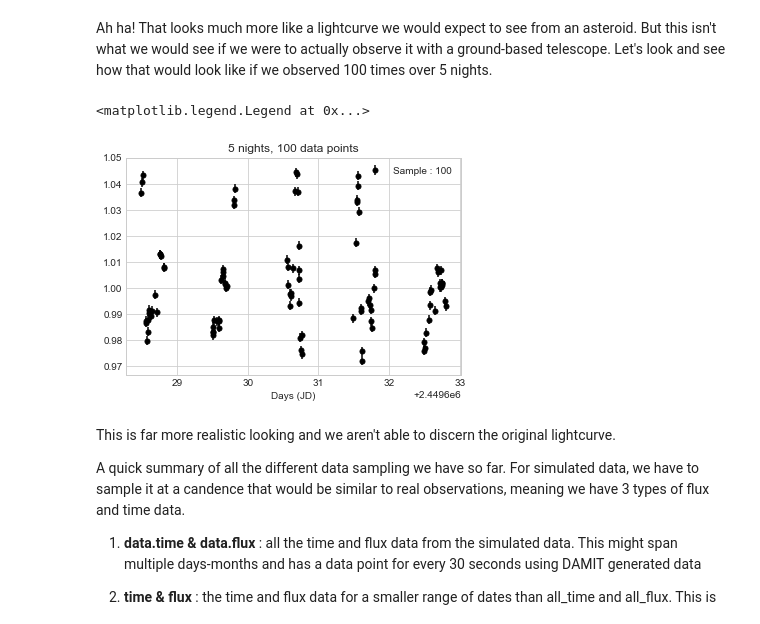
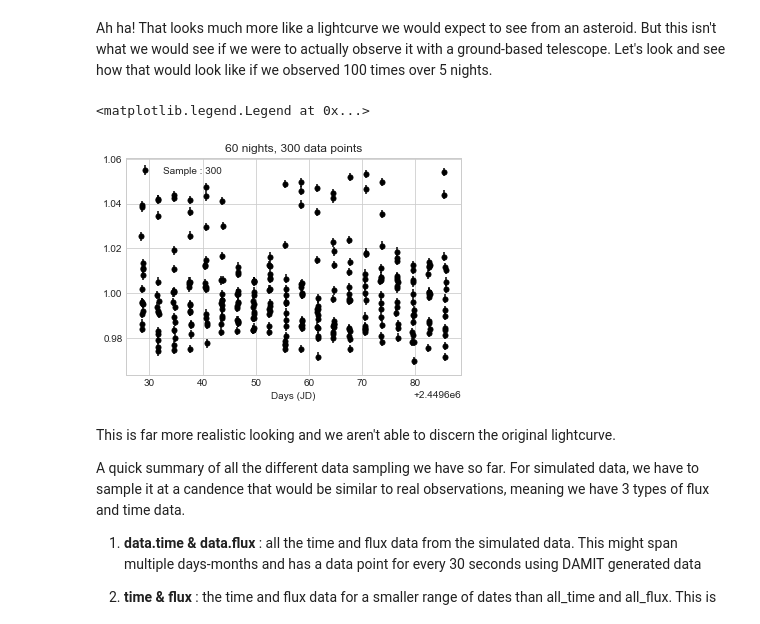
Before and after one commit to dirac-institute/CometGPs, a Jupyter notebook: cwl_sandbox/A Motivating Example.ipynb, the cells around one changed output. Saved outputs shown, nothing was run; the diff lists cells and outputs as text; code cells hidden in the pictures.

```diff
--- a/cwl_sandbox/A Motivating Example.ipynb
+++ b/cwl_sandbox/A Motivating Example.ipynb
@@ -75,28 +75,28 @@ Text(0,0.5,'Flux (centered around 1)')
 # %% [markdown]
 Ah ha! That looks much more like a lightcurve we would expect to see from an asteroid. But this isn't what we would see if we were to actually observe it with a ground-based telescope. Let's look and see how that would look like if we observed 100 times over 5 nights.
 # %%
-days, delay = 5, 1
+days, delay = 60, 1
 
 # convert days to points
 span = 2880 * days
 start_pt = 2880 * delay
 
 time = np.array(data.time[start_pt:span+start_pt])
 flux = np.array(data.flux[start_pt:span+start_pt])
 
 flux_err = np.ones_like(flux) * np.std(flux)/10.0
-tsample, fsample, flux_err = subsample(time, flux, flux_err=flux_err, npoints=100, kind="telescope")
+tsample, fsample, flux_err = subsample(time, flux, flux_err=flux_err, npoints=100, kind="semi-dense")
 
 fig, ax = plt.subplots(1,1, figsize=(6,4))
 ax.set_title("%i nights, %i data points"%(days, len(fsample)))
 ax.set_xlabel("Days (JD)")
 ax.errorbar(tsample, fsample, yerr=flux_err, fmt="o", markersize=5,
             color="black", zorder=10,
             label="Sample : " + str(len(tsample)))
 ax.legend()
 # %% [output]
 <matplotlib.legend.Legend at 0x...>
-[figure, old version]
+[figure, new version]
 # %% [markdown]
 This is far more realistic looking and we aren't able to discern the original lightcurve.
 
```
Also changed, not shown: parts of 12 cells of this notebook, 32 other files.
